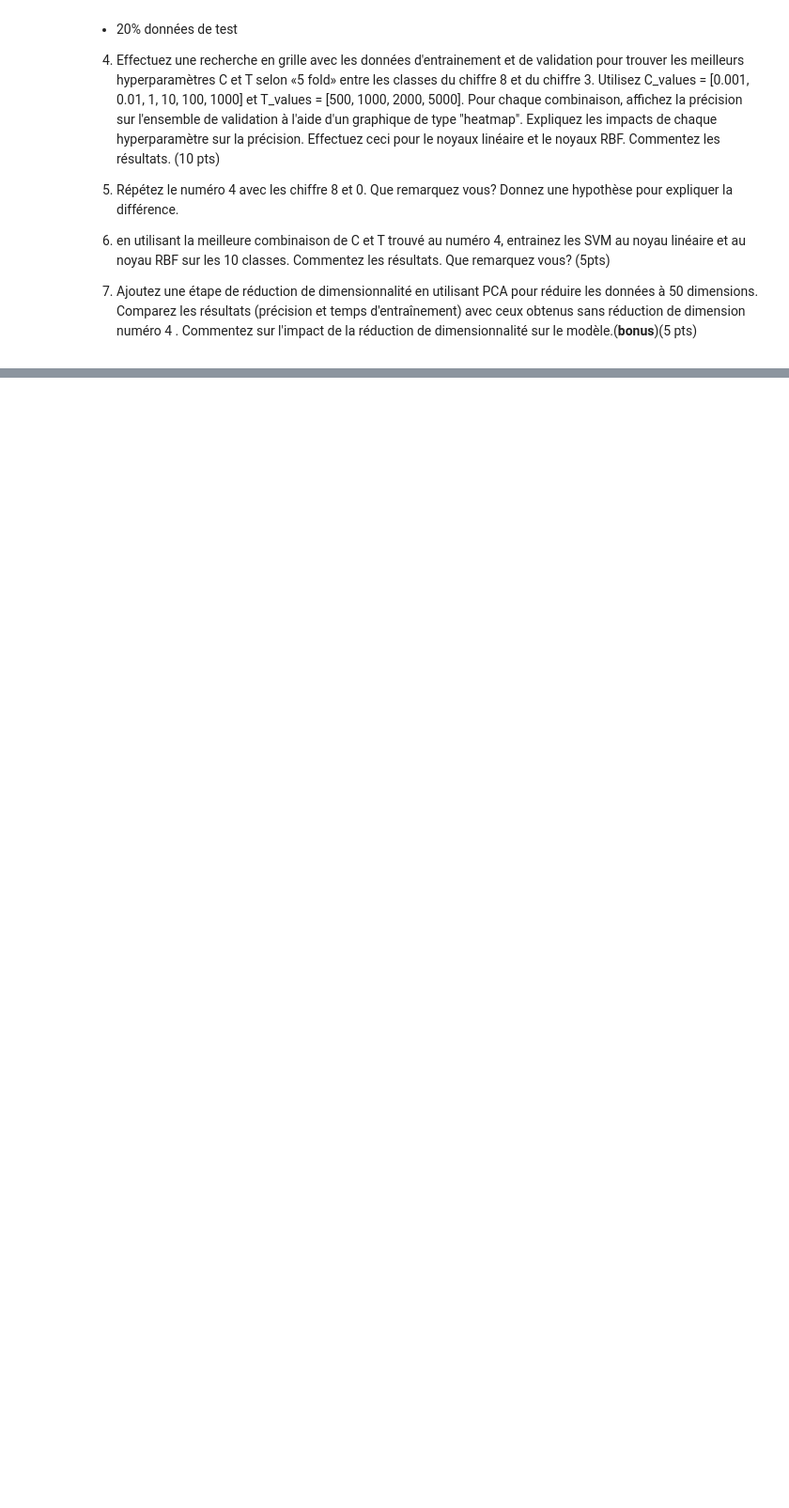
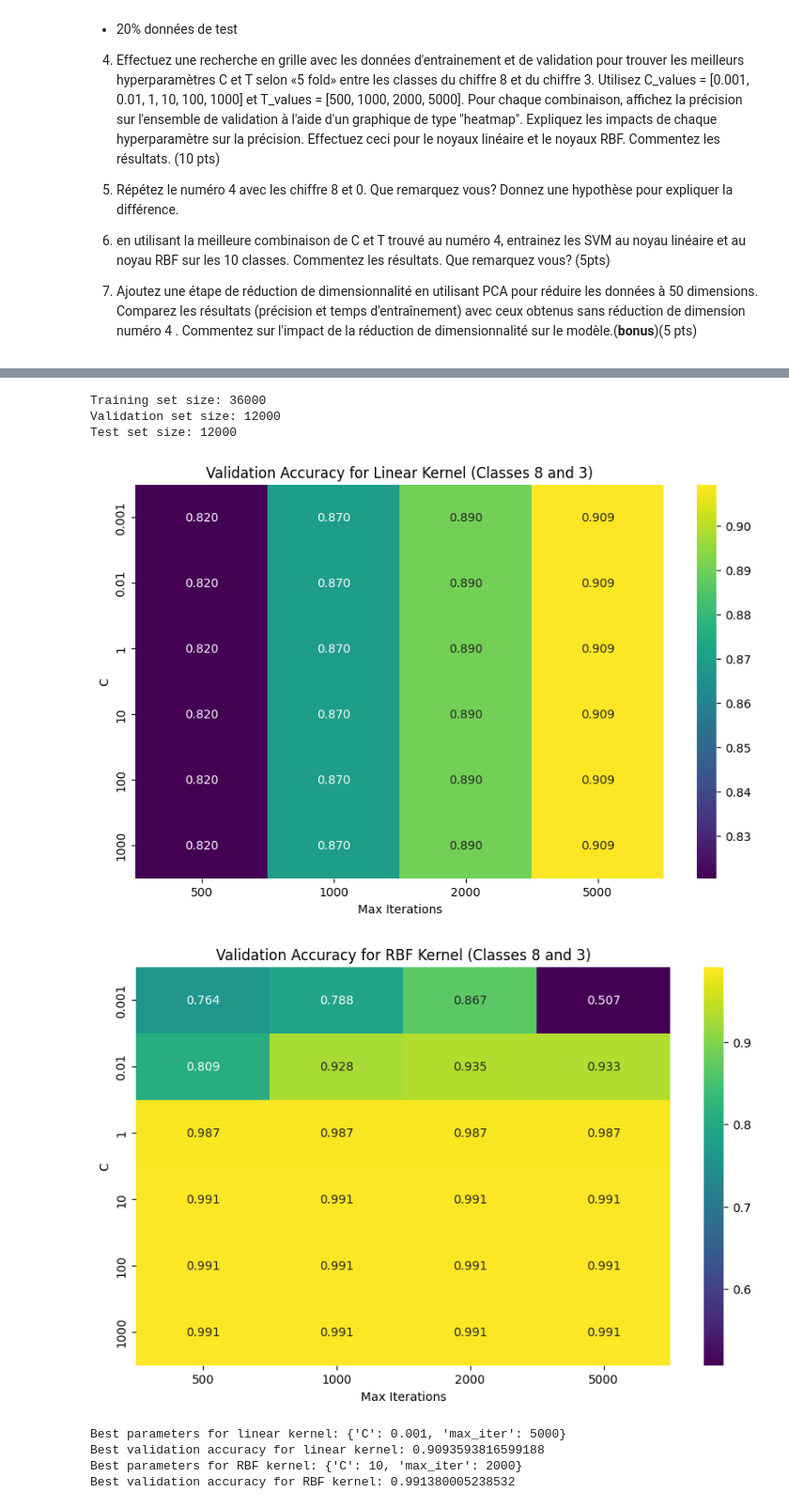
Before and after one commit to Manashap/GPA671, a Jupyter notebook: Lab2_V2.0.ipynb, the cells around one changed output, grey strips where cells are left out. Shown at 94% size. Saved outputs shown, nothing was run; the diff lists cells and outputs as text; code cells hidden in the pictures; blank space fills up the shorter version.

```diff
--- a/Lab2_V2.0.ipynb
+++ b/Lab2_V2.0.ipynb
@@ -840,0 +930,78 @@ from keras.datasets import mnist
+# %%
+from sklearn.model_selection import train_test_split
+
+# First, split the data into 60% training and 40% temporary (which will be further split into validation and test)
+X_train, X_temp, y_train, y_temp = train_test_split(X_train_full_flattened, y_train_full, test_size=0.4, random_state=42)
+
+# Then, split the temporary set into 50% validation and 50% test (which is 20% of the original data each)
+X_val, X_test, y_val, y_test = train_test_split(X_temp, y_temp, test_size=0.5, random_state=42)
+
+print(f"Training set size: {X_train.shape[0]}")
+print(f"Validation set size: {X_val.shape[0]}")
+print(f"Test set size: {X_test.shape[0]}")
+# %% [output]
+Training set size: 36000
+Validation set size: 12000
+Test set size: 12000
+# %%
+# Filter the data for classes 8 and 3
+indices = np.where((y_train == 8) | (y_train == 3))
+X_train_83 = X_train[indices]
+y_train_83 = y_train[indices]
+
+indices_val = np.where((y_val == 8) | (y_val == 3))
+X_val_83 = X_val[indices_val]
+y_val_83 = y_val[indices_val]
+
+# Define the parameter grid
+param_grid = {
+    'C': [0.001, 0.01, 1, 10, 100, 1000],
+    'max_iter': [500, 1000, 2000, 5000]
+}
+
+# Perform grid search for linear kernel
+svc_linear = SVC(kernel='linear')
+grid_search_linear = GridSearchCV(svc_linear, param_grid, cv=5, scoring='accuracy')
+grid_search_linear.fit(X_train_83, y_train_83)
+
+# Perform grid search for RBF kernel
+svc_rbf = SVC(kernel='rbf')
+grid_search_rbf = GridSearchCV(svc_rbf, param_grid, cv=5, scoring='accuracy')
+grid_search_rbf.fit(X_train_83, y_train_83)
+
+# Extract results
+results_linear = grid_search_linear.cv_results_
+results_rbf = grid_search_rbf.cv_results_
+
+# Reshape the results for heatmap
+scores_linear = results_linear['mean_test_score'].reshape(len(param_grid['C']), len(param_grid['max_iter']))
+scores_rbf = results_rbf['mean_test_score'].reshape(len(param_grid['C']), len(param_grid['max_iter']))
+
+# Plot heatmap for linear kernel
+plt.figure(figsize=(10, 6))
+sns.heatmap(scores_linear, annot=True, fmt=".3f", xticklabels=param_grid['max_iter'], yticklabels=param_grid['C'], cmap="viridis")
+plt.title("Validation Accuracy for Linear Kernel (Classes 8 and 3)")
+plt.xlabel("Max Iterations")
+plt.ylabel("C")
+plt.show()
+
+# Plot heatmap for RBF kernel
+plt.figure(figsize=(10, 6))
+sns.heatmap(scores_rbf, annot=True, fmt=".3f", xticklabels=param_grid['max_iter'], yticklabels=param_grid['C'], cmap="viridis")
+plt.title("Validation Accuracy for RBF Kernel (Classes 8 and 3)")
+plt.xlabel("Max Iterations")
+plt.ylabel("C")
+plt.show()
+
+# Print best parameters and scores
+print("Best parameters for linear kernel:", grid_search_linear.best_params_)
+print("Best validation accuracy for linear kernel:", grid_search_linear.best_score_)
+print("Best parameters for RBF kernel:", grid_search_rbf.best_params_)
+print("Best validation accuracy for RBF kernel:", grid_search_rbf.best_score_)
+# %% [output]
+[figure, added]
+[figure, added]
+Best parameters for linear kernel: {'C': 0.001, 'max_iter': 5000}
+Best validation accuracy for linear kernel: 0.9093593816599188
+Best parameters for RBF kernel: {'C': 10, 'max_iter': 2000}
+Best validation accuracy for RBF kernel: 0.991380005238532
```
Also changed, not shown: parts of 7 cells of this notebook.
